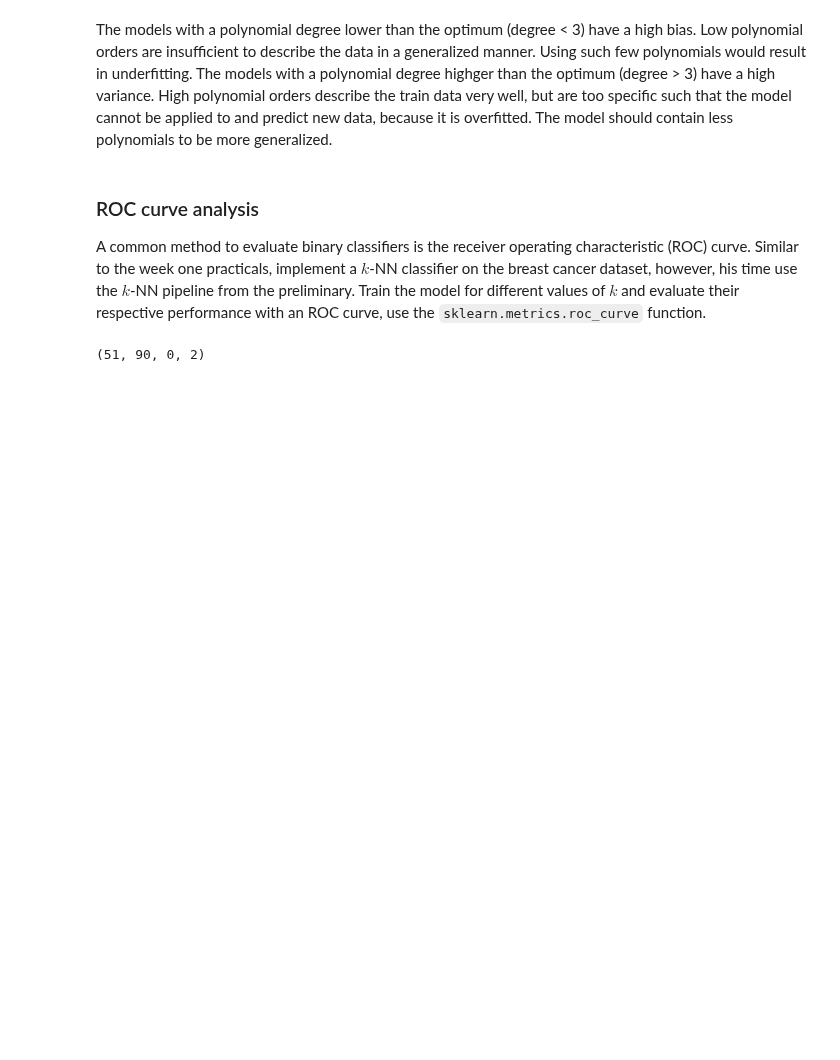
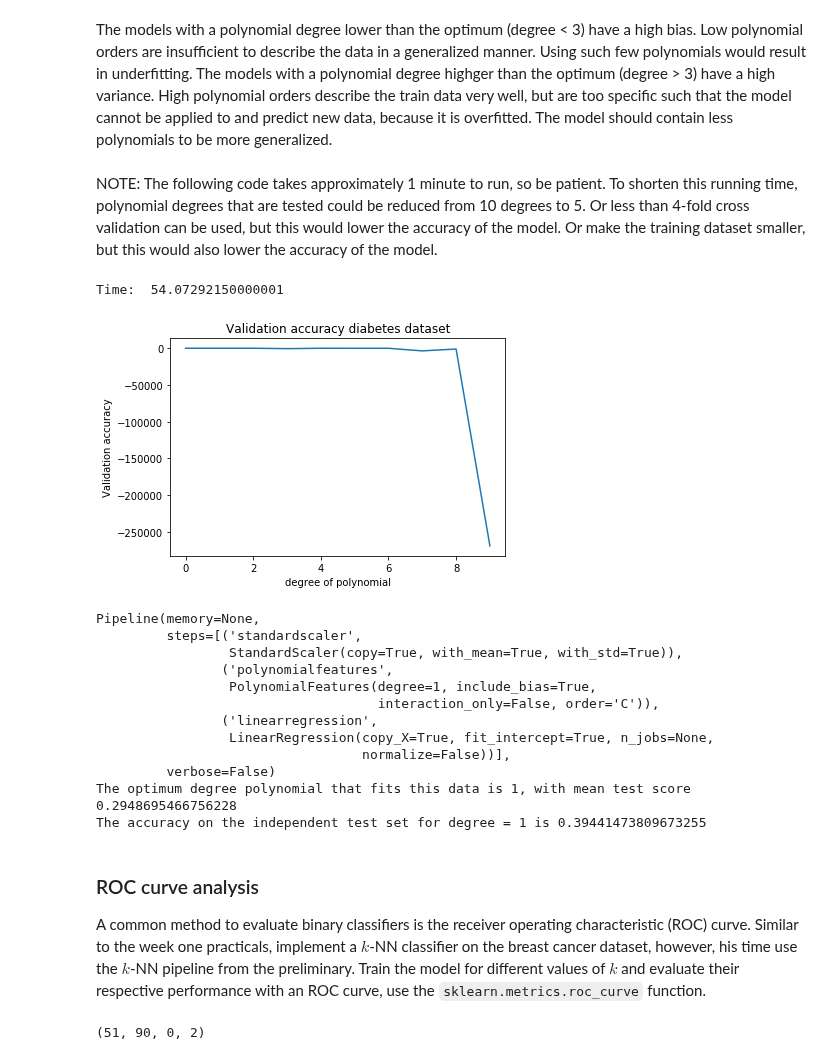
Before and after one commit to ndkruif/8dm40-machine-learning, a Jupyter notebook: practicals/week_2.ipynb, the cells around one changed output. Saved outputs shown, nothing was run; the diff lists cells and outputs as text; code cells hidden in the pictures; blank space fills up the shorter version.

Commit message:
polynomial regression on diabetes set

```diff
--- a/practicals/week_2.ipynb
+++ b/practicals/week_2.ipynb
@@ -214,9 +214,10 @@ param = {'polynomialfeatures__degree':np.arange(20)}
 grid = GridSearchCV(PolynomialRegression(), param, cv = 5)  #find the optimum degree, 5-fold cross-validation
 grid.fit(X_train,y_train)
 values  = grid.cv_results_ #results
+mean_test_score = values['mean_test_score']
 
 polymodel = grid.best_estimator_   #the model with the best estimator
-performance = polymodel.score(X_test,y_test) #WHAT KIND OF SCORE IS THIS?
+performance = polymodel.score(X_test,y_test) #performance score on the independent test set
 y_predicted = polymodel.fit(X_train,y_train).predict(X_train)
 sorted_zip = sorted(zip(X_train,y_predicted), key=operator.itemgetter(0))
 X_train_plt, y_predicted_plt = zip(*sorted_zip)
@@ -254,6 +255,59 @@ The accuracy on the independent test set for degree = 3 is 0.9664253189745748
 # %% [markdown]
 The models with a polynomial degree lower than the optimum (degree < 3) have a high bias. Low polynomial orders are insufficient to describe the data in a generalized manner. Using such few polynomials would result in underfitting.
 The models with a polynomial degree highger than the optimum (degree > 3) have a high variance. High polynomial orders describe the train data very well, but are too specific such that the model cannot be applied to and predict new data, because it is overfitted. The model should contain less polynomials to be more generalized.
+# %% [markdown]
+NOTE: The following code takes approximately 1 minute to run, so be patient.
+To shorten this running time, polynomial degrees that are tested could be reduced from 10 degrees to 5.
+Or less than 4-fold cross validation can be used, but this would lower the accuracy of the model.
+Or make the training dataset smaller, but this would also lower the accuracy of the model.
+# %%
+diabetes = datasets.load_diabetes()
+Xdb = diabetes.data[:]
+ydb = diabetes.target[:]
+Xdb_train, Xdb_test, ydb_train, ydb_test = train_test_split(Xdb, ydb,test_size=0.20 random_state=40) #test_size may be changed
+
+def PolynomialRegression_db(degree=2, **kwargs):
+    return make_pipeline(StandardScaler(), PolynomialFeatures(degree), LinearRegression(**kwargs))
+
+param = {'polynomialfeatures__degree':np.arange(10)}  #define the polynomial degrees that are validated
+grid_db = GridSearchCV(PolynomialRegression_db(), param, cv = 4)  #find the optimum degree, n-fold cross-validation (cv)
+
+import timeit
+start = timeit.default_timer()
+
+grid_db.fit(Xdb_train,ydb_train)
+
+stop = timeit.default_timer()
+print('Time: ', stop - start)
+
+values_db  = grid_db.cv_results_ #results
+mean_test_score_db = values_db['mean_test_score']
+polymodel_db = grid_db.best_estimator_   #the model with the best estimator
+performance_db = polymodel_db.score(Xdb_test,ydb_test)
+
+plt.plot(np.arange(10),values_db['mean_test_score'])
+plt.title('Validation accuracy diabetes dataset')
+plt.xlabel('degree of polynomial')
+plt.ylabel('Validation accuracy')
+plt.show()
+print(polymodel_db)
+print ("The optimum degree polynomial that fits this data is 1, with mean test score {}".format(mean_test_score[1]))
+print("The accuracy on the independent test set for degree = 1 is {}".format(performance_db))
+# %% [output]
+Time:  54.07292150000001
+[figure, added]
+Pipeline(memory=None,
+         steps=[('standardscaler',
+                 StandardScaler(copy=True, with_mean=True, with_std=True)),
+                ('polynomialfeatures',
+                 PolynomialFeatures(degree=1, include_bias=True,
+                                    interaction_only=False, order='C')),
+                ('linearregression',
+                 LinearRegression(copy_X=True, fit_intercept=True, n_jobs=None,
+                                  normalize=False))],
+         verbose=False)
+The optimum degree polynomial that fits this data is 1, with mean test score 0.2948695466756228
+The accuracy on the independent test set for degree = 1 is 0.39441473809673255
 # %% [markdown]
 ### ROC curve analysis
 A common method to evaluate binary classifiers is the receiver operating characteristic (ROC) curve. Similar to the week one practicals, implement a $k$-NN classifier on the breast cancer dataset, however, his time use the $k$-NN pipeline from the preliminary. Train the model for different values of $k$ and evaluate their respective performance with an ROC curve, use the `sklearn.metrics.roc_curve` function.
```
Also changed, not shown: parts of 1 cell of this notebook.
